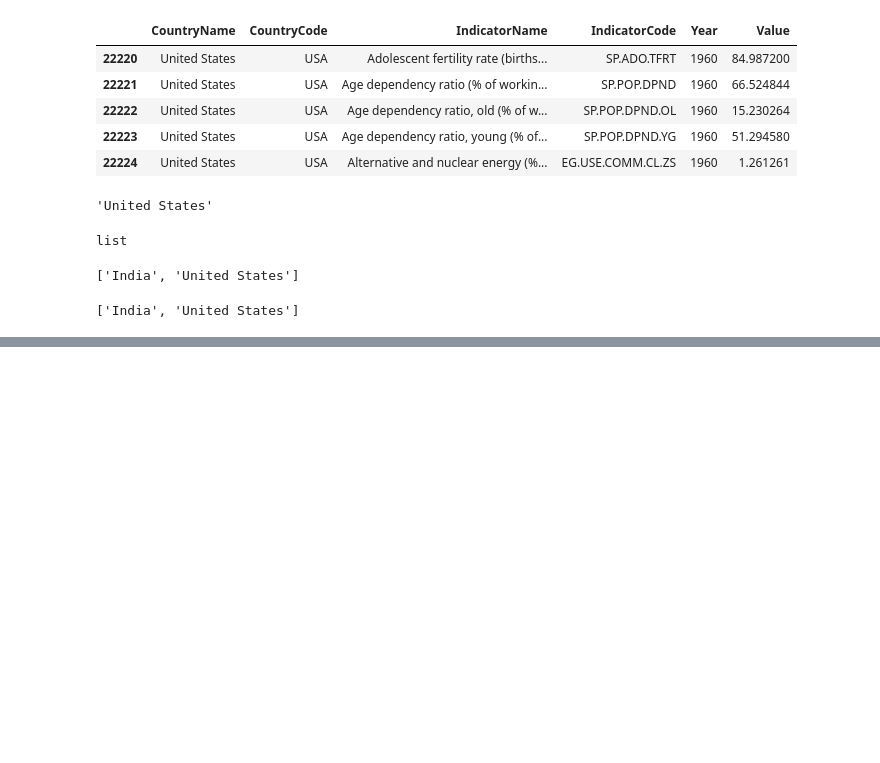
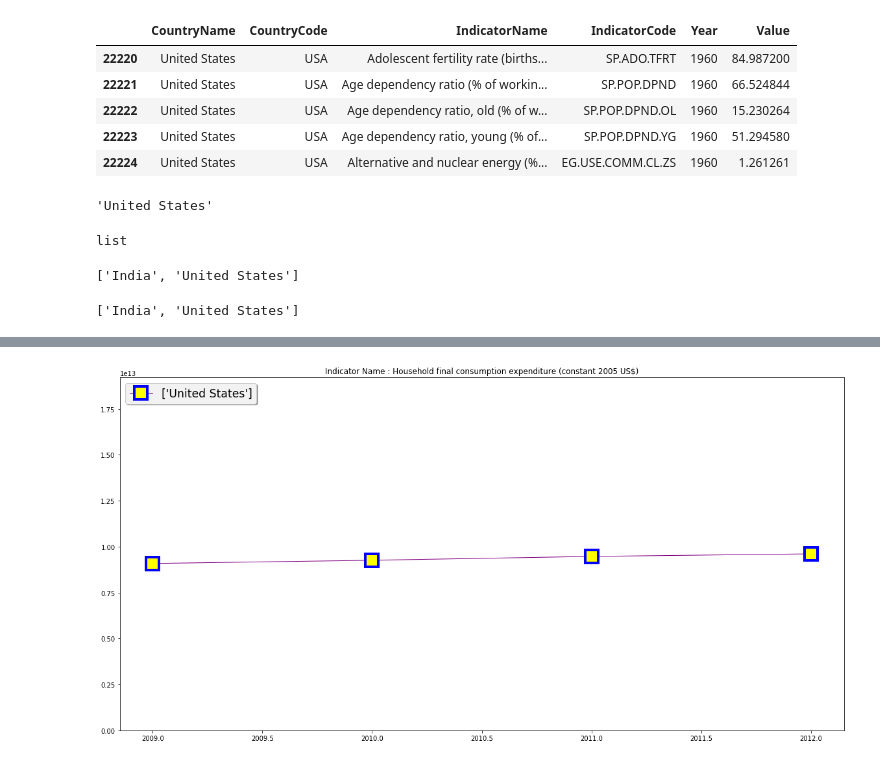
Before and after one commit to srujaan/Data-Science, a Jupyter notebook: week-5-Visualization/practice5b.ipynb, the cells around one changed output, grey strips where cells are left out. Cells and saved outputs as stored; diff of their text form; code cells hidden in the pictures; blank space fills up the shorter version.

```diff
--- a/week-5-Visualization/practice5b.ipynb
+++ b/week-5-Visualization/practice5b.ipynb
@@ -127,9 +127,6 @@ print(e_list)
 e_list
 # %% [output]
 ['India', 'United States']
-# %%
-filterMesh = (read_data['CountryName'] == e_list[0]) & (data['IndicatorName'].isin(indicatorsFilter)) & (data['Year'].isin(yearsFilter))
-country1_data = data.loc[filterMesh]
 # %%
 fm = (read_data['CountryName'] == e_list[0]) & (read_data['IndicatorName'].isin(indicatorFilter)) & (read_data['Year'].isin(years))
 # %%
@@ -148,0 +256,25 @@ NameError: name 'isin' is not defined
+# %%
+import matplotlib.pyplot as plt
+fig, ax = plt.subplots(figsize=(20, 10))
+
+# Adjust the lower and upper limit to bring the graph at center
+ax.set_ylim(min(0,filteredData2['Value'].min()), 2*filteredData2['Value'].max())
+
+ax.set_title('Indicator Name : ' + indicatorsFilter[0])
+ax.plot(filteredData2['Year'], filteredData2['Value'] ,
+         label=filteredData2['CountryName'].unique(),
+         color="purple", lw=1, ls='-',
+         marker='s', markersize=20,
+         markerfacecolor="yellow", markeredgewidth=4, markeredgecolor="blue")
+
+# Add the legend
+legend = plt.legend(loc = 'upper left',
+                    shadow=True,
+                    prop={'weight':'roman','size':'xx-large'})
+
+# Rectangle around the legend
+frame = legend.get_frame()
+frame.set_facecolor('.95')
+plt.show()
+# %% [output]
+[figure, added]
```
Also changed, not shown: parts of 14 cells of this notebook.
